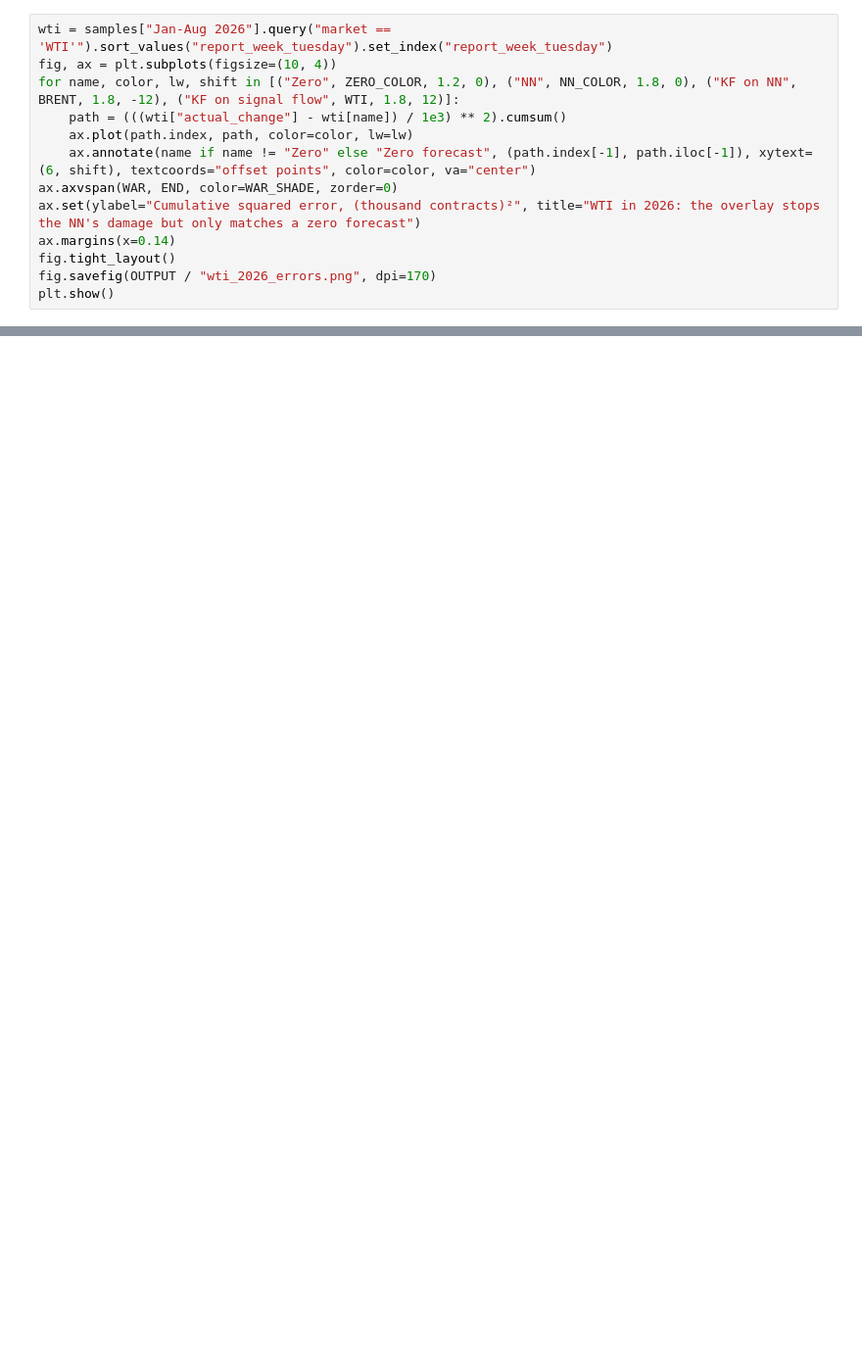
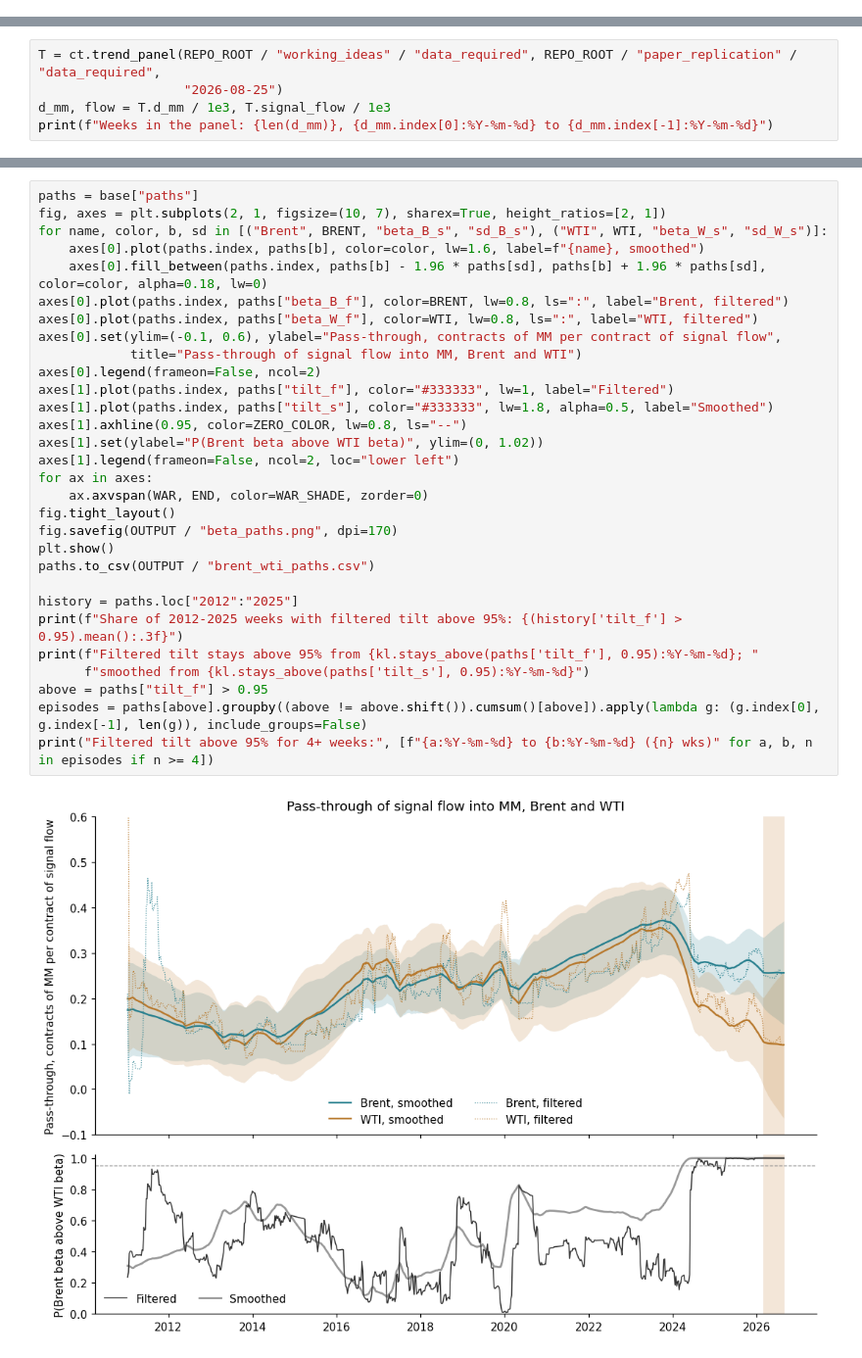
Before and after one commit to julienwax/Capstone, a Jupyter notebook: working_ideas/kalman_filter.ipynb, the cells around one changed output, grey strips where cells are left out. Shown at 98% size. Drawn from its saved outputs; the diff is of its cells as text; blank space fills up the shorter version.

```diff
--- a/working_ideas/kalman_filter.ipynb
+++ b/working_ideas/kalman_filter.ipynb
@@ -663,13 +0,0 @@ $R^2$, May–Aug 2026, NN to KF on NN: WTI −82.9% to −1.9%, gasoil −264.7%
-# %%
-wti = samples["Jan-Aug 2026"].query("market == 'WTI'").sort_values("report_week_tuesday").set_index("report_week_tuesday")
-fig, ax = plt.subplots(figsize=(10, 4))
-for name, color, lw, shift in [("Zero", ZERO_COLOR, 1.2, 0), ("NN", NN_COLOR, 1.8, 0), ("KF on NN", BRENT, 1.8, -12), ("KF on signal flow", WTI, 1.8, 12)]:
-    path = (((wti["actual_change"] - wti[name]) / 1e3) ** 2).cumsum()
-    ax.plot(path.index, path, color=color, lw=lw)
-    ax.annotate(name if name != "Zero" else "Zero forecast", (path.index[-1], path.iloc[-1]), xytext=(6, shift), textcoords="offset points", color=color, va="center")
-ax.axvspan(WAR, END, color=WAR_SHADE, zorder=0)
-ax.set(ylabel="Cumulative squared error, (thousand contracts)²", title="WTI in 2026: the overlay stops the NN's damage but only matches a zero forecast")
-ax.margins(x=0.14)
-fig.tight_layout()
-fig.savefig(OUTPUT / "wti_2026_errors.png", dpi=170)
-plt.show()
@@ -787,0 +32,5 @@ print(sorted(path.name for path in OUTPUT.iterdir()))
+# %%
+T = ct.trend_panel(REPO_ROOT / "working_ideas" / "data_required", REPO_ROOT / "paper_replication" / "data_required",
+                   "2026-08-25")
+d_mm, flow = T.d_mm / 1e3, T.signal_flow / 1e3
+print(f"Weeks in the panel: {len(d_mm)}, {d_mm.index[0]:%Y-%m-%d} to {d_mm.index[-1]:%Y-%m-%d}")
@@ -787,0 +119,32 @@ print(sorted(path.name for path in OUTPUT.iterdir()))
+# %%
+paths = base["paths"]
+fig, axes = plt.subplots(2, 1, figsize=(10, 7), sharex=True, height_ratios=[2, 1])
+for name, color, b, sd in [("Brent", BRENT, "beta_B_s", "sd_B_s"), ("WTI", WTI, "beta_W_s", "sd_W_s")]:
+    axes[0].plot(paths.index, paths[b], color=color, lw=1.6, label=f"{name}, smoothed")
+    axes[0].fill_between(paths.index, paths[b] - 1.96 * paths[sd], paths[b] + 1.96 * paths[sd], color=color, alpha=0.18, lw=0)
+axes[0].plot(paths.index, paths["beta_B_f"], color=BRENT, lw=0.8, ls=":", label="Brent, filtered")
+axes[0].plot(paths.index, paths["beta_W_f"], color=WTI, lw=0.8, ls=":", label="WTI, filtered")
+axes[0].set(ylim=(-0.1, 0.6), ylabel="Pass-through, contracts of MM per contract of signal flow",
+            title="Pass-through of signal flow into MM, Brent and WTI")
+axes[0].legend(frameon=False, ncol=2)
+axes[1].plot(paths.index, paths["tilt_f"], color="#333333", lw=1, label="Filtered")
+axes[1].plot(paths.index, paths["tilt_s"], color="#333333", lw=1.8, alpha=0.5, label="Smoothed")
+axes[1].axhline(0.95, color=ZERO_COLOR, lw=0.8, ls="--")
+axes[1].set(ylabel="P(Brent beta above WTI beta)", ylim=(0, 1.02))
+axes[1].legend(frameon=False, ncol=2, loc="lower left")
+for ax in axes:
+    ax.axvspan(WAR, END, color=WAR_SHADE, zorder=0)
+fig.tight_layout()
+fig.savefig(OUTPUT / "beta_paths.png", dpi=170)
+plt.show()
+paths.to_csv(OUTPUT / "brent_wti_paths.csv")
+
+history = paths.loc["2012":"2025"]
+print(f"Share of 2012-2025 weeks with filtered tilt above 95%: {(history['tilt_f'] > 0.95).mean():.3f}")
+print(f"Filtered tilt stays above 95% from {kl.stays_above(paths['tilt_f'], 0.95):%Y-%m-%d}; "
+      f"smoothed from {kl.stays_above(paths['tilt_s'], 0.95):%Y-%m-%d}")
+above = paths["tilt_f"] > 0.95
+episodes = paths[above].groupby((above != above.shift()).cumsum()[above]).apply(lambda g: (g.index[0], g.index[-1], len(g)), include_groups=False)
+print("Filtered tilt above 95% for 4+ weeks:", [f"{a:%Y-%m-%d} to {b:%Y-%m-%d} ({n} wks)" for a, b, n in episodes if n >= 4])
+# %% [output]
+[figure, added]
```
Also changed, not shown: parts of 62 cells of this notebook.
